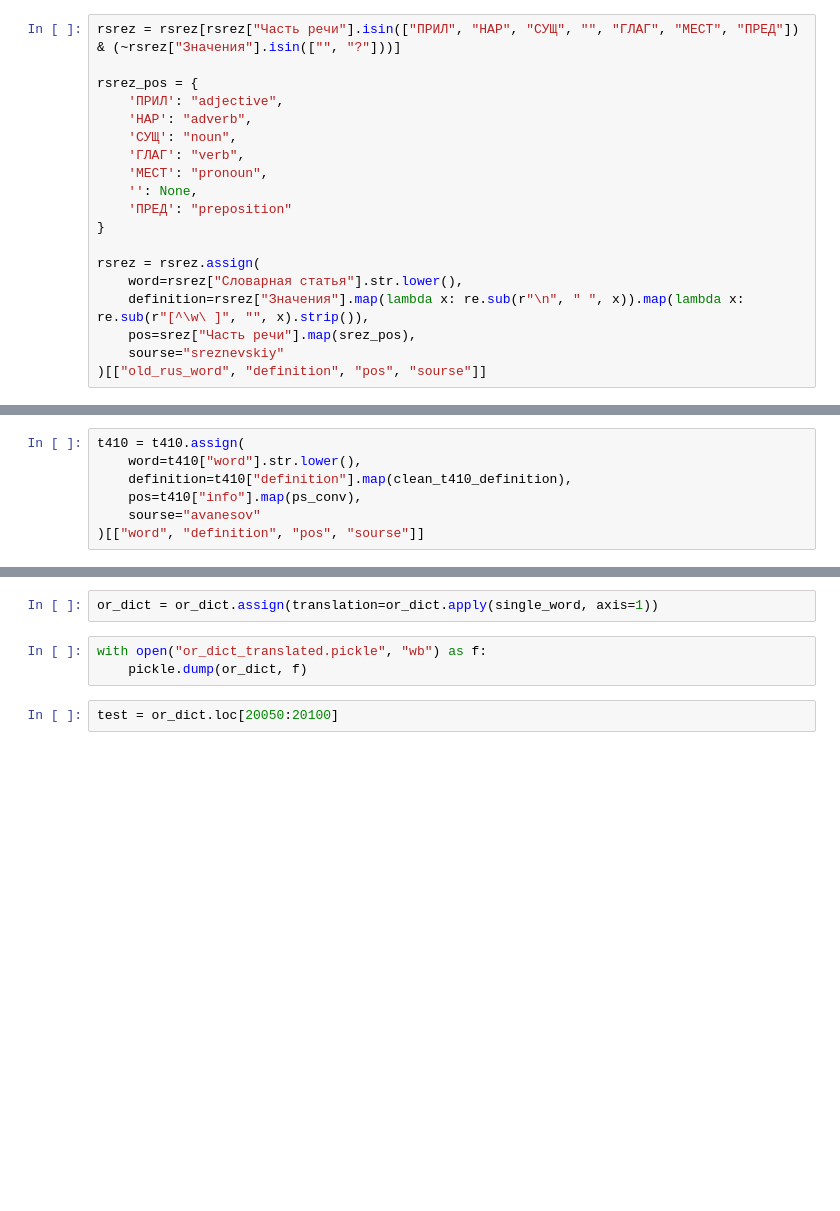
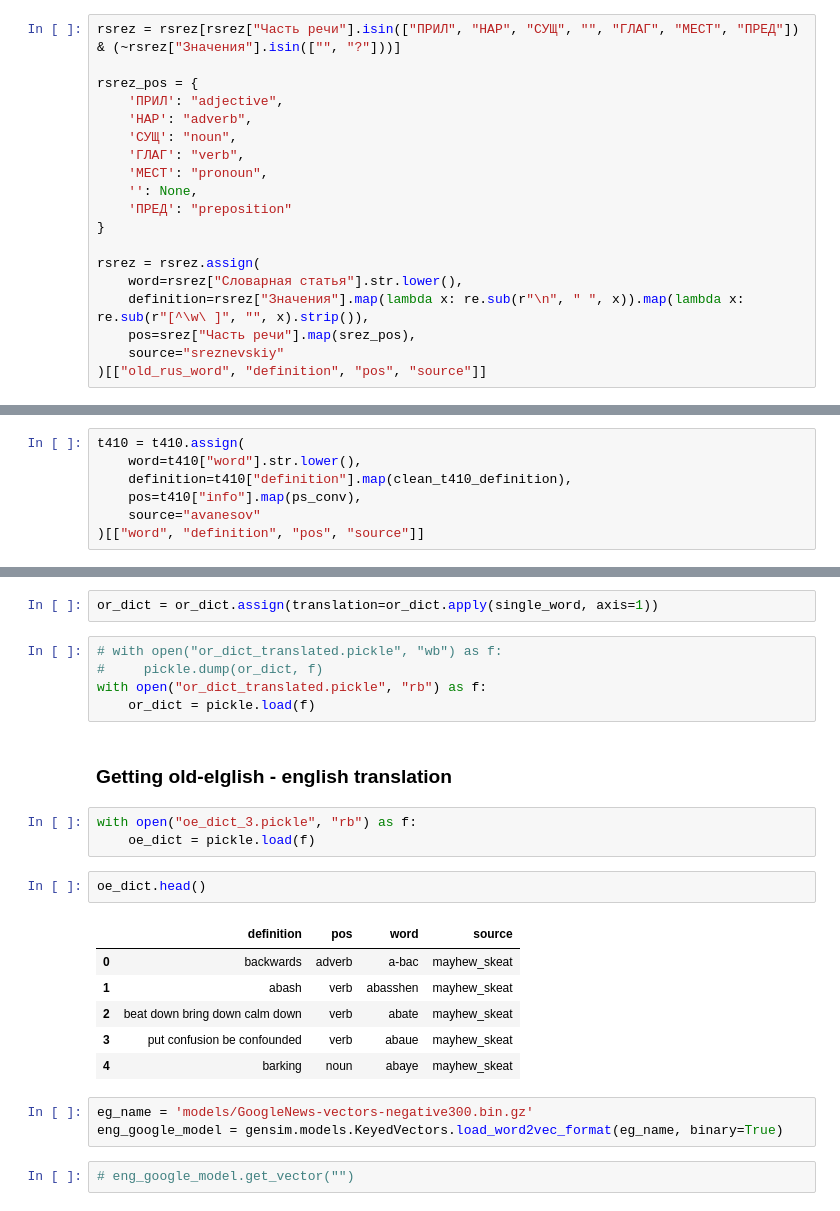
Before and after one commit to Mikhail-Ark/seq2seq-word-modernization, a Jupyter notebook: data_prep.ipynb, the cells around one changed output, grey strips where cells are left out. Drawn from its saved outputs; the diff is of its cells as text; blank space fills up the shorter version.

```diff
--- a/data_prep.ipynb
+++ b/data_prep.ipynb
@@ -27,8 +53,8 @@ rsrez = rsrez.assign(
     word=rsrez["Словарная статья"].str.lower(),
     definition=rsrez["Значения"].map(lambda x: re.sub(r"\n", " ", x)).map(lambda x: re.sub(r"[^\w\ ]", "", x).strip()),
     pos=srez["Часть речи"].map(srez_pos),
-    sourse="sreznevskiy"
-)[["old_rus_word", "definition", "pos", "sourse"]]
+    source="sreznevskiy"
+)[["old_rus_word", "definition", "pos", "source"]]
 # %%
 or_dict = rsrez[rsrez.definition.map(lambda x: " " not in x)]
 # %%
@@ -70,8 +96,8 @@ t410 = t410.assign(
     word=t410["word"].str.lower(),
     definition=t410["definition"].map(clean_t410_definition),
     pos=t410["info"].map(ps_conv),
-    sourse="avanesov"
-)[["word", "definition", "pos", "sourse"]]
+    source="avanesov"
+)[["word", "definition", "pos", "source"]]
 # %%
 # t410.head()
 # %%
@@ -373,8 +358,27 @@ single_word(or_dict.loc[20090])
 'делать'
 # %%
 or_dict = or_dict.assign(translation=or_dict.apply(single_word, axis=1))
+# %%
+# with open("or_dict_translated.pickle", "wb") as f:
+#     pickle.dump(or_dict, f)
+with open("or_dict_translated.pickle", "rb") as f:
+    or_dict = pickle.load(f)
+# %% [markdown]
+### Getting old-elglish - english translation
 # %%
-with open("or_dict_translated.pickle", "wb") as f:
-    pickle.dump(or_dict, f)
+with open("oe_dict_3.pickle", "rb") as f:
+    oe_dict = pickle.load(f)
-# %%
-test = or_dict.loc[20050:20100]
+# %%
+oe_dict.head()
+# %% [output]
+|  | definition | pos | word | source |
+| 0 | backwards | adverb | a-bac | mayhew_skeat |
+| 1 | abash | verb | abasshen | mayhew_skeat |
+| 2 | beat down bring down calm down | verb | abate | mayhew_skeat |
+| 3 | put confusion be confounded | verb | abaue | mayhew_skeat |
+| 4 | barking | noun | abaye | mayhew_skeat |
+# %%
+eg_name = 'models/GoogleNews-vectors-negative300.bin.gz'
+eng_google_model = gensim.models.KeyedVectors.load_word2vec_format(eg_name, binary=True)
+# %%
+# eng_google_model.get_vector("")
```
Also changed, not shown: parts of 18 cells of this notebook, 1 other file.
